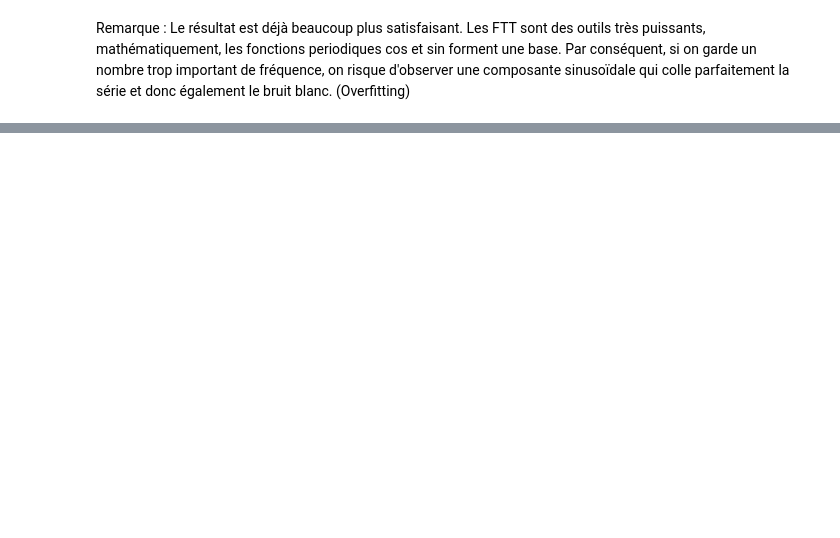
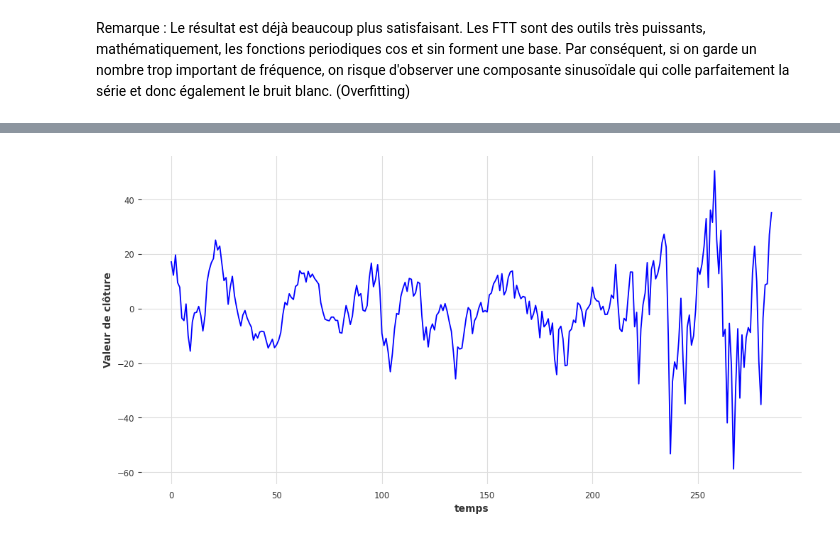
Before and after one commit to qu-sns/temporal_series, a Jupyter notebook: series_temporelles.ipynb, the cells around one changed output, grey strips where cells are left out. Saved outputs shown, nothing was run; the diff lists cells and outputs as text; code cells hidden in the pictures; blank space fills up the shorter version.

```diff
--- a/series_temporelles.ipynb
+++ b/series_temporelles.ipynb
@@ -497,0 +535,14 @@ Remarque : Le résultat est déjà beaucoup plus satisfaisant. Les FTT sont des
+# %%
+# Représentation de notre série supposée stationnaire
+stationnaire_serie = [closing_prices[k] - X_pred[k] for k in range(len(closing_prices))]
+
+# Data visualisation
+abscisse = [i for i in range(len(closing_prices))]
+
+plt.figure(figsize=(12, 6))
+plt.plot(abscisse, stationnaire_serie, label = 'Série Stationnaire S&P 500', color = 'blue')
+plt.xlabel('temps')
+plt.ylabel('Valeur de clôture')
+plt.show()
+# %% [output]
+[figure, added]
```
Also changed, not shown: parts of 40 cells of this notebook.
